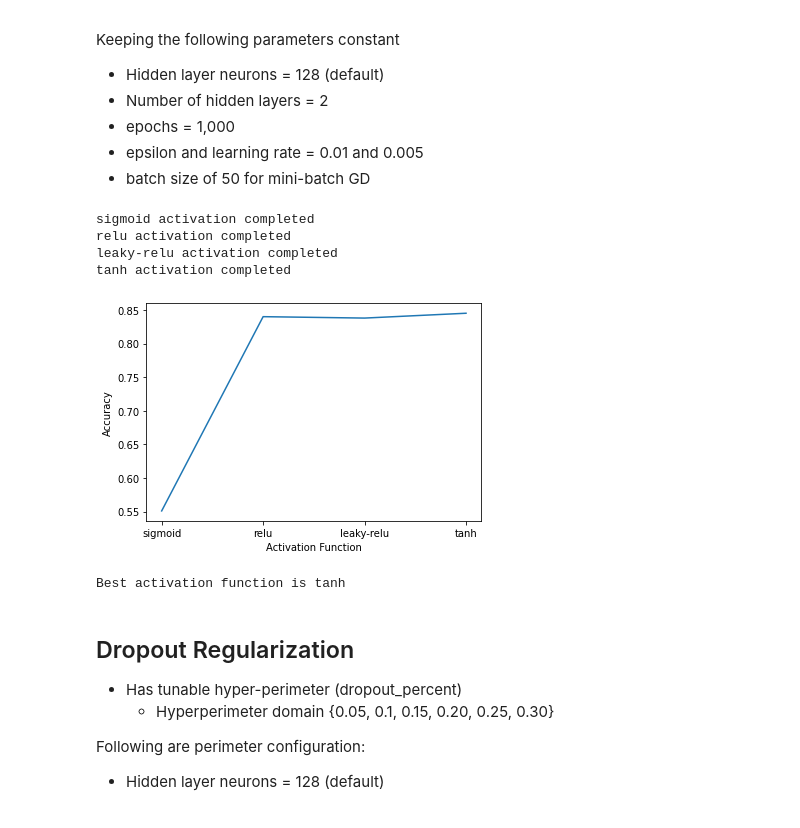
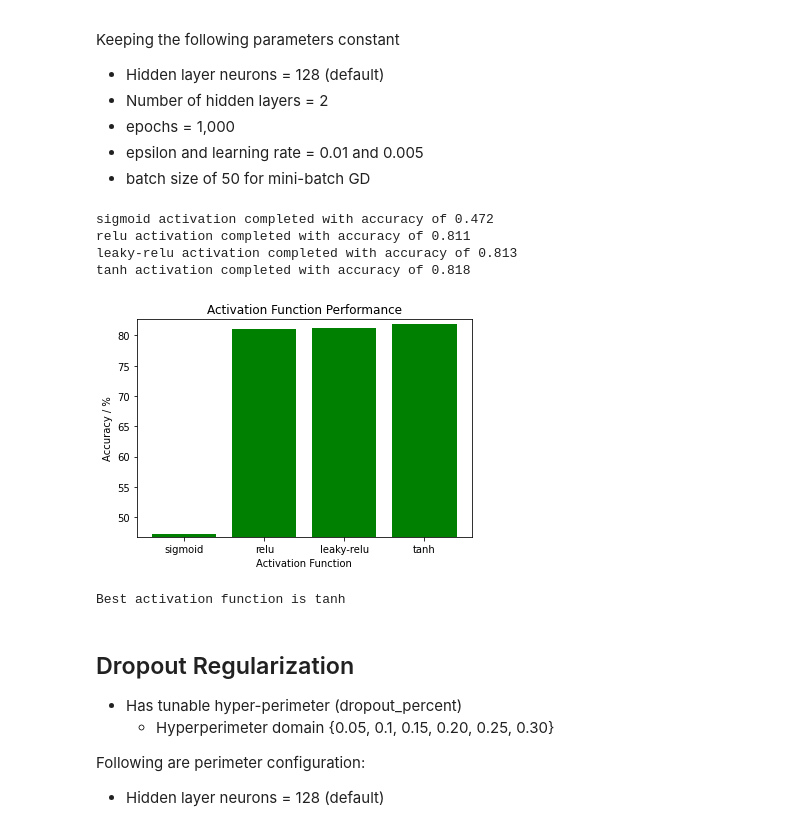
Before and after one commit to dbtronics/COMP551---Miniproject-3-Classification-of-Image-Data-, a Jupyter notebook: Group_18_Miniproject_3.ipynb, the cells around one changed output. Drawn from its saved outputs; the diff is of its cells as text; code cells hidden in the pictures.

```diff
--- a/Group_18_Miniproject_3.ipynb
+++ b/Group_18_Miniproject_3.ipynb
@@ -316,10 +296,10 @@ print("\nTest image shape: ", test_images.shape)
 print("Test label shape: ", test_labels.shape)
 
 # normalize pixel values to domain of 0 and 1
-x_train = train_images/255
+x_train = train_images/255.0
 y_train = train_labels
 
-x_test = test_images/255
+x_test = test_images/255.0
 y_test = test_labels
 
 #vectorize the images
@@ -436,0 +420,25 @@ Best hidden layer of MLP is: 1
+# %%
+bias_array = [False, True]
+bias_string = ["Without Bias", "With Bias"]
+bias_performance = np.zeros(len(bias_array))
+bias_bool = False # Default
+
+for bias_index in range(len(bias_array)):
+  model = MLP(x_test.shape[1], np.max(y_test)+1, activation = "relu",
+              hidden_layer=best_layer, bias=bias_array[bias_index])
+  x_train_acc, x_val_acc = kFoldCV(model, x_train_fraction, y_train_fraction, 3, 50)
+  # bias_performance[bias_index] = np.mean(x_val_acc)
+  yh = model.predict(x_test)
+  bias_performance[bias_index] = model.eval_acc(yh, y_test)
+  print("%s Completed with accuracy on test dataset: %.3f" % (bias_string[bias_index], bias_performance[bias_index]))
+bias_bool = bias_array[np.argmax(bias_performance)]
+plt.bar(bias_string, [fr*100 for fr in bias_performance])
+plt.title("Bias vs Non-Bias Performance")
+plt.xlabel("Bias")
+plt.ylabel("Accuracy / %")
+bottom = bias_performance[np.argmin(bias_performance)]*99.5
+top = bias_performance[np.argmax(bias_performance)]*100.5
+plt.ylim(bottom=bottom)
+plt.ylim(top=top)
+plt.show()
+print("\nBias should be selected? ", bias_bool)
@@ -450,25 +471,30 @@ Keeping the following parameters constant
 # %%
 activation_array = ["sigmoid", "relu", "leaky-relu", "tanh"]
 best_activation=""
 act_acc = np.zeros(len(activation_array))
 for activation_index in range(len(activation_array)):
-  model = MLP(x_test.shape[1], np.max(y_test)+1, activation = activation_array[activation_index], hidden_layer=2)
+  model = MLP(x_test.shape[1], np.max(y_test)+1, activation = activation_array[activation_index], hidden_layer=2, bias=bias_bool)
   model.fit(x_train, y_train, 50)
   yh = model.predict(x_test)
   act_acc[activation_index] = model.eval_acc(yh, y_test)
-  print("%s activation completed" % activation_array[activation_index])
+  print("%s activation completed with accuracy of %.3f" % (activation_array[activation_index], act_acc[activation_index]))
 best_activation = activation_array[np.argmax(act_acc)]
-plt.plot(activation_array, act_acc)
+plt.bar(activation_array, [fr*100 for fr in act_acc], color="green")
+plt.title("Activation Function Performance")
 plt.xlabel("Activation Function")
-plt.ylabel("Accuracy")
+plt.ylabel("Accuracy / %")
+bottom = act_acc[np.argmin(act_acc)]*99
+top = act_acc[np.argmax(act_acc)]*101
+plt.ylim(bottom=bottom)
+plt.ylim(top=top)
 plt.show()
 print("\nBest activation function is %s" % best_activation)
 # %% [output]
-sigmoid activation completed
-relu activation completed
-leaky-relu activation completed
-tanh activation completed
+sigmoid activation completed with accuracy of 0.472
+relu activation completed with accuracy of 0.811
+leaky-relu activation completed with accuracy of 0.813
+tanh activation completed with accuracy of 0.818
-[figure, old version]
+[figure, new version]
 Best activation function is tanh
 # %% [markdown]
 ## Dropout Regularization
```
Also changed, not shown: parts of 17 cells of this notebook.
